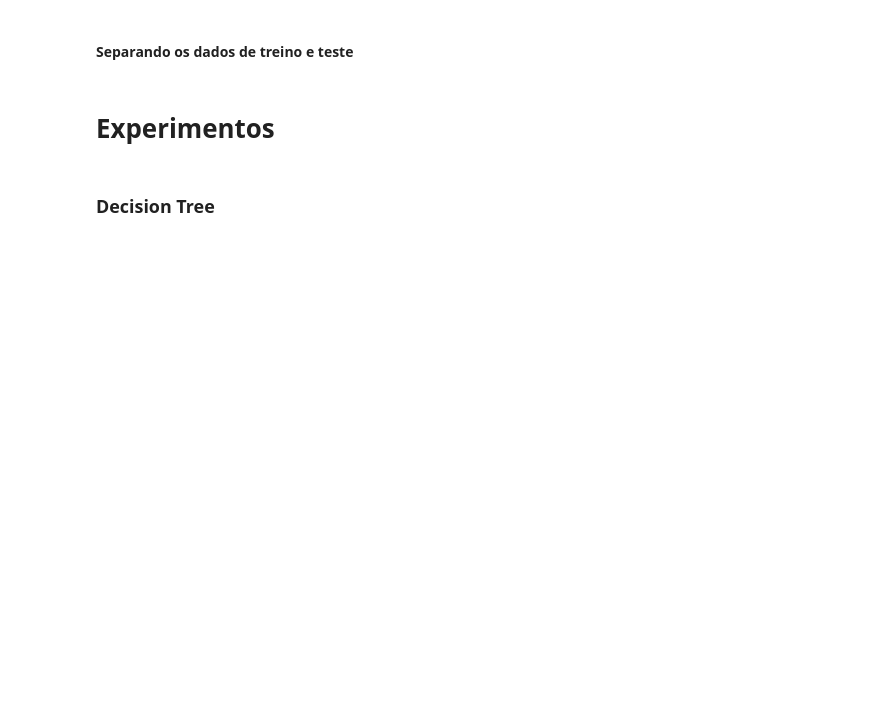
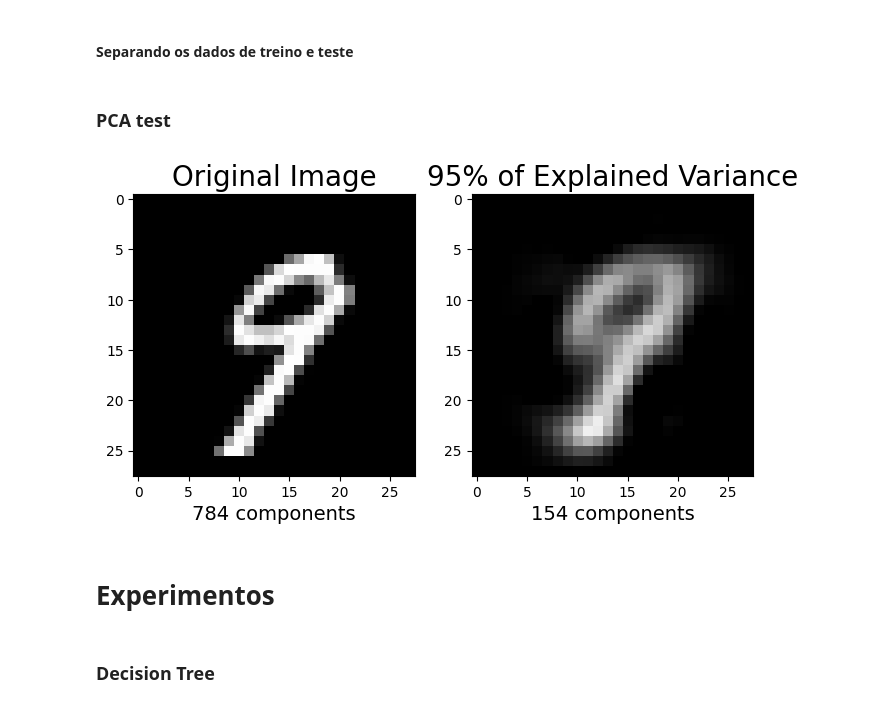
Before and after one commit to carlosgcarneiro/PESMnist, a Jupyter notebook: project_mnist.ipynb, the cells around one changed output. Saved outputs shown, nothing was run; the diff lists cells and outputs as text; code cells hidden in the pictures; blank space fills up the shorter version.

```diff
--- a/project_mnist.ipynb
+++ b/project_mnist.ipynb
@@ -50,3 +61,9 @@ if gpus:
+# %%
+def do_pca(n_components, data):
+    # X = StandardScaler().fit_transform(data)
+    pca = PCA(n_components)
+    X_pca = pca.fit_transform(X)
+    return pca, X_pca
 # %% [markdown]
 ### Para K-Fold CV e GridSearch
 # %%
@@ -160,6 +173,31 @@ y = df.iloc[:, [-1]].astype('int') # target
 X_train, X_test, y_train, y_test = train_test_split(X, y, test_size=0.1, shuffle=True)
 
 kf = KFold(n_splits=10, shuffle=True)
+# %% [markdown]
+### PCA test
+# %%
+pca, x_pca = do_pca(0.5, X)
+approximation = pca.inverse_transform(x_pca)
+# %%
+plt.figure(figsize=(8,4));
+
+# Original Image
+plt.subplot(1, 2, 1);
+plt.imshow(X[1].reshape(28,28),
+              cmap = plt.cm.gray, interpolation='nearest',
+              clim=(0, 255));
+plt.xlabel('784 components', fontsize = 14)
+plt.title('Original Image', fontsize = 20);
+
+# 154 principal components
+plt.subplot(1, 2, 2);
+plt.imshow(approximation[1].reshape(28, 28),
+              cmap = plt.cm.gray, interpolation='nearest',
+              clim=(0, 255));
+plt.xlabel('154 components', fontsize = 14)
+plt.title('95% of Explained Variance', fontsize = 20);
+# %% [output]
+[figure, added]
 # %% [markdown]
 # Experimentos
 # %% [markdown]
```
Also changed, not shown: parts of 12 cells of this notebook, 14 other files.
